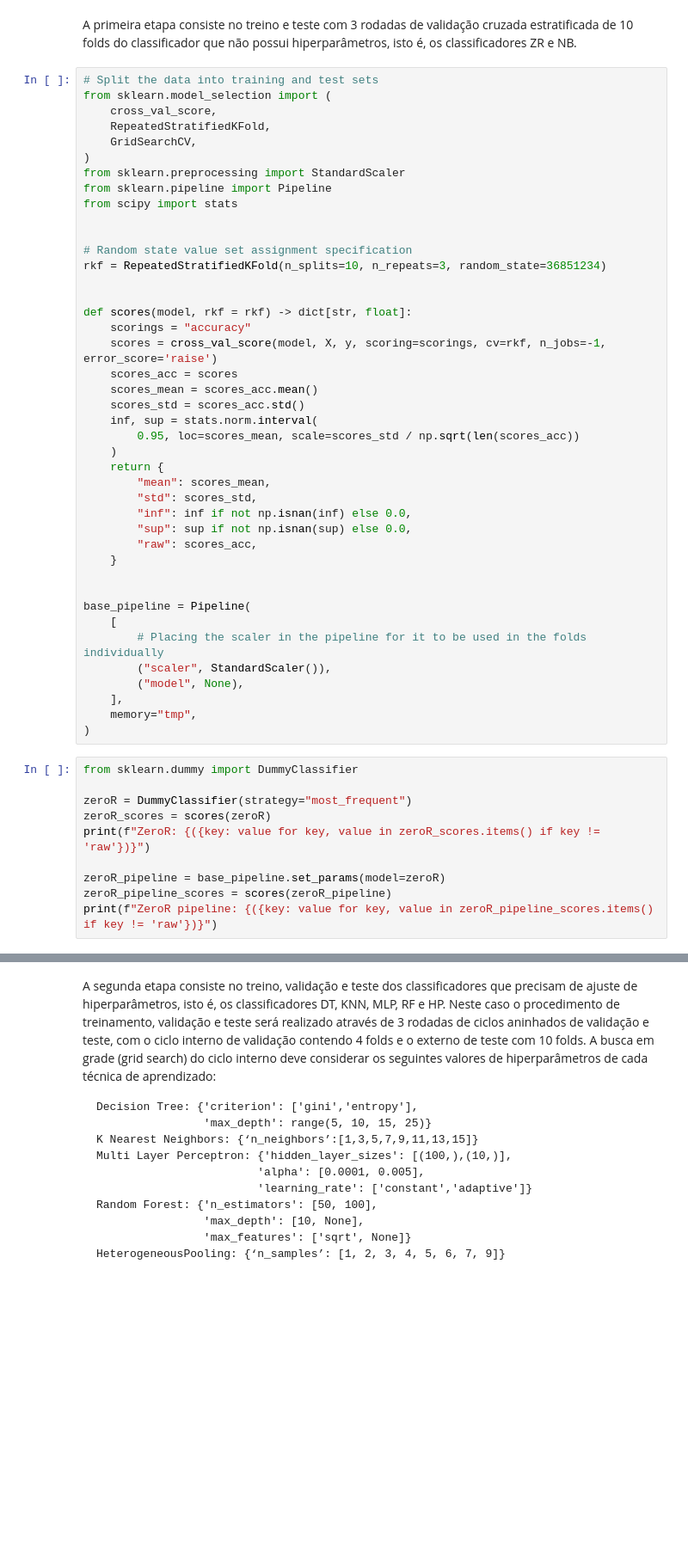
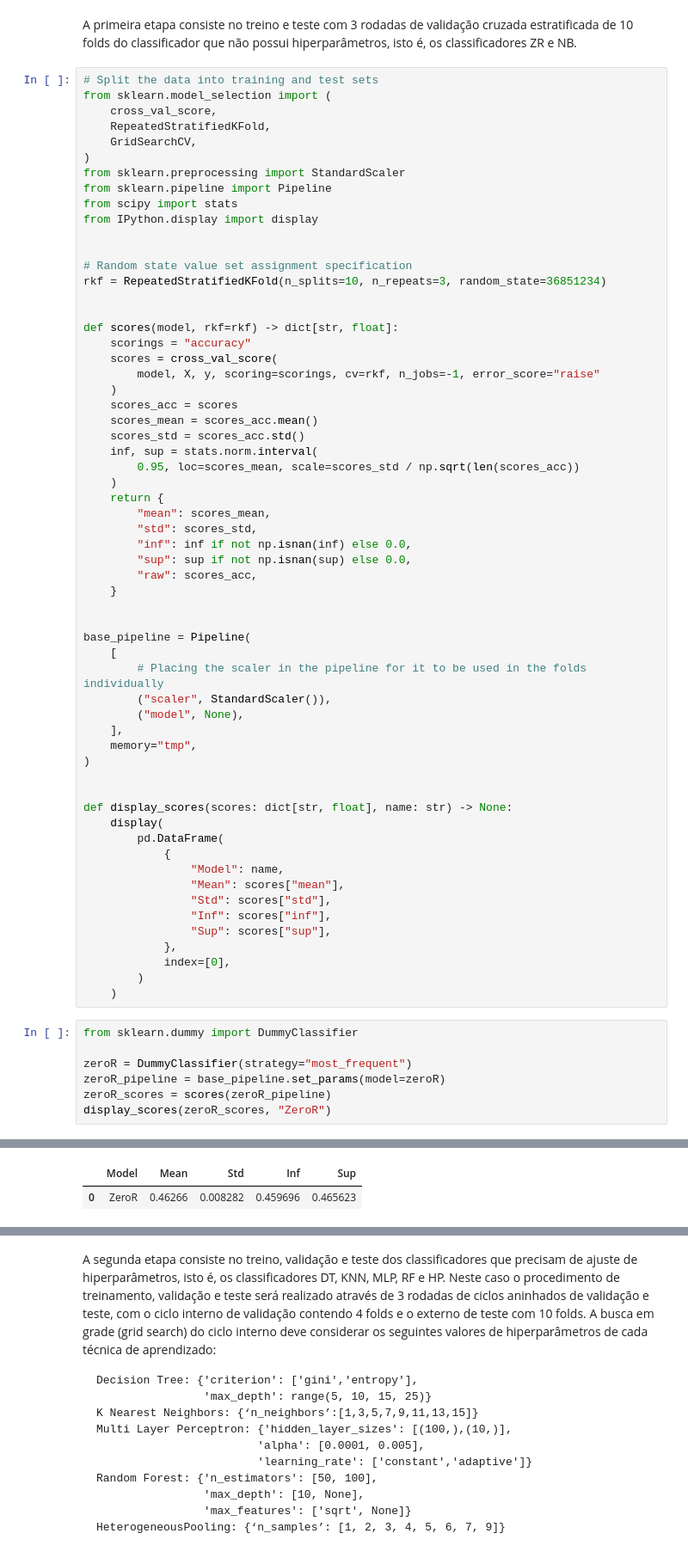
Before and after one commit to Henriquelay/AI-classes, a Jupyter notebook: Trab1/Trab1_Henrique_Layber.ipynb, the cells around one changed output, grey strips where cells are left out. Shown: that part at 86% size. Cells and saved outputs as stored; diff of their text form; blank space fills up the shorter version.

```diff
--- a/Trab1/Trab1_Henrique_Layber.ipynb
+++ b/Trab1/Trab1_Henrique_Layber.ipynb
@@ -42,15 +42,18 @@ from sklearn.model_selection import (
 from sklearn.preprocessing import StandardScaler
 from sklearn.pipeline import Pipeline
 from scipy import stats
+from IPython.display import display
 
 
 # Random state value set assignment specification
 rkf = RepeatedStratifiedKFold(n_splits=10, n_repeats=3, random_state=36851234)
 
 
-def scores(model, rkf = rkf) -> dict[str, float]:
+def scores(model, rkf=rkf) -> dict[str, float]:
     scorings = "accuracy"
-    scores = cross_val_score(model, X, y, scoring=scorings, cv=rkf, n_jobs=-1, error_score='raise')
+    scores = cross_val_score(
+        model, X, y, scoring=scorings, cv=rkf, n_jobs=-1, error_score="raise"
+    )
     scores_acc = scores
     scores_mean = scores_acc.mean()
     scores_std = scores_acc.std()
@@ -74,14 +77,26 @@ base_pipeline = Pipeline(
     ],
     memory="tmp",
 )
+
+
+def display_scores(scores: dict[str, float], name: str) -> None:
+    display(
+        pd.DataFrame(
+            {
+                "Model": name,
+                "Mean": scores["mean"],
+                "Std": scores["std"],
+                "Inf": scores["inf"],
+                "Sup": scores["sup"],
+            },
+            index=[0],
+        )
+    )
 # %%
 from sklearn.dummy import DummyClassifier
 
 zeroR = DummyClassifier(strategy="most_frequent")
-zeroR_scores = scores(zeroR)
-print(f"ZeroR: {({key: value for key, value in zeroR_scores.items() if key != 'raw'})}")
-
 zeroR_pipeline = base_pipeline.set_params(model=zeroR)
-zeroR_pipeline_scores = scores(zeroR_pipeline)
-print(f"ZeroR pipeline: {({key: value for key, value in zeroR_pipeline_scores.items() if key != 'raw'})}")
+zeroR_scores = scores(zeroR_pipeline)
+display_scores(zeroR_scores, "ZeroR")
 # %% [output]
@@ -90,3 +103,5 @@ ZeroR pipeline: {'mean': 0.46265969802555157, 'std': 0.00828233900723864, 'inf':
+|  | Model | Mean | Std | Inf | Sup |
+| 0 | ZeroR | 0.46266 | 0.008282 | 0.459696 | 0.465623 |
 # %%
 from sklearn.naive_bayes import GaussianNB
 
```
Also changed, not shown: parts of 16 cells of this notebook, 4 other files.
